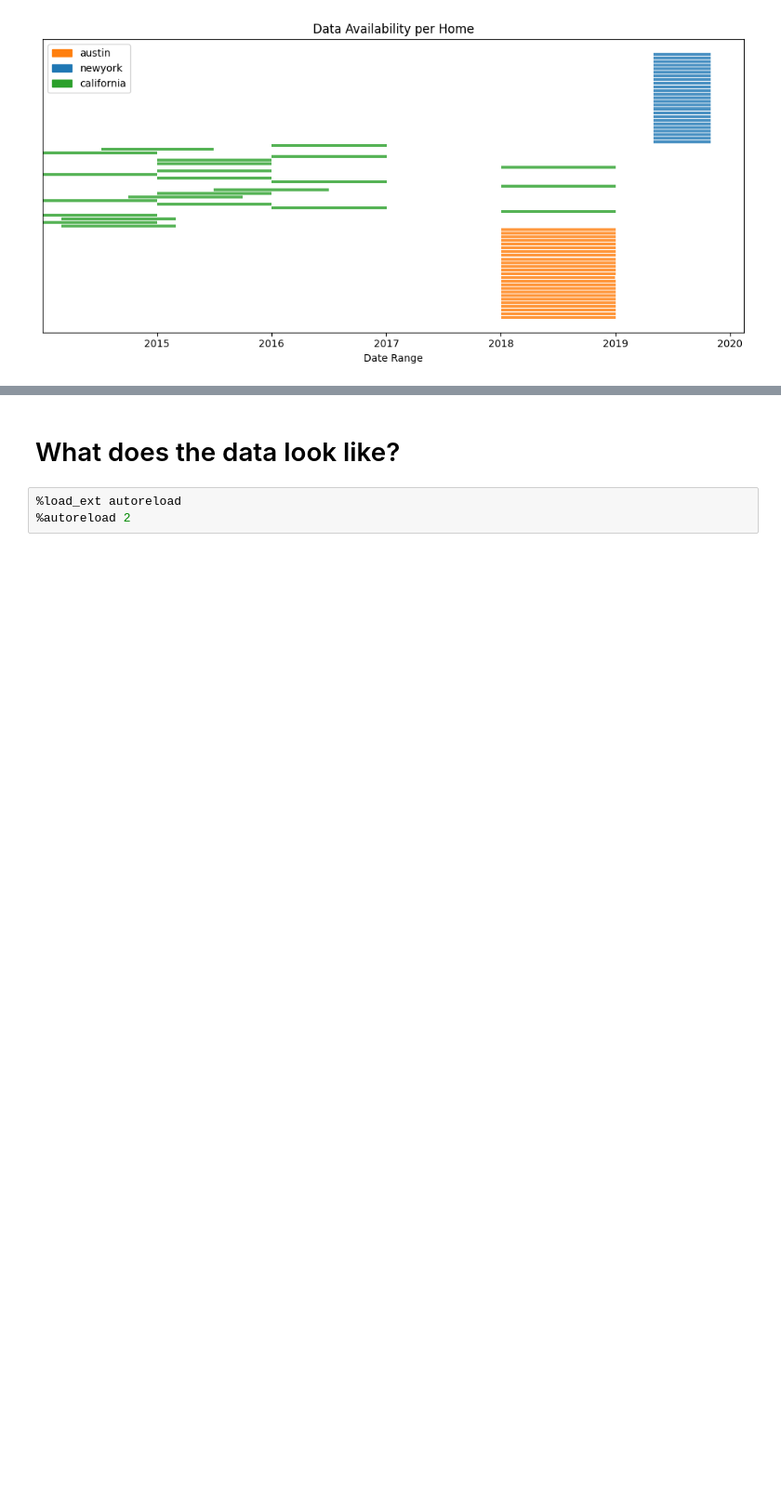
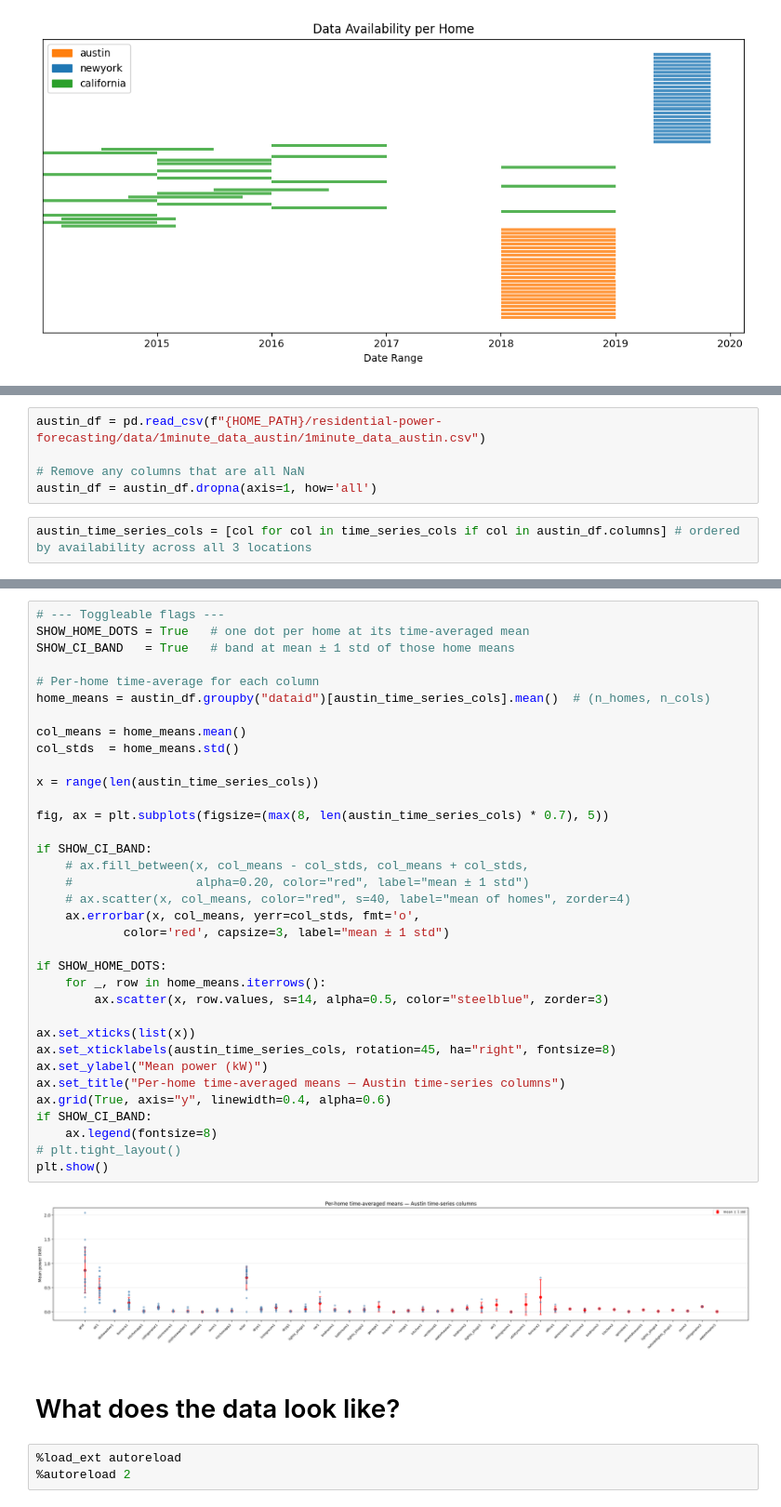
Before and after one commit to jackellishsieh/residential-power-forecasting, a Jupyter notebook: notebooks/jack/jack-pecan-eda.ipynb, the cells around one changed output, grey strips where cells are left out. Shown at 93% size. Saved outputs shown, nothing was run; the diff lists cells and outputs as text; blank space fills up the shorter version.

Commit message:
Add plot for variance of Austin power across homes (averaged over time) for features

```diff
--- a/notebooks/jack/jack-pecan-eda.ipynb
+++ b/notebooks/jack/jack-pecan-eda.ipynb
@@ -311,0 +278,7 @@ display(coverage[['min_ts', 'max_ts', 'time_span', 'actual_entries', 'coverage_r
+# %%
+austin_df = pd.read_csv(f"{HOME_PATH}/residential-power-forecasting/data/1minute_data_austin/1minute_data_austin.csv")
+
+# Remove any columns that are all NaN
+austin_df = austin_df.dropna(axis=1, how='all')
+# %%
+austin_time_series_cols = [col for col in time_series_cols if col in austin_df.columns] # ordered by availability across all 3 locations
@@ -351,3 +308,40 @@ fill_pct = (
+# %%
+# --- Toggleable flags ---
+SHOW_HOME_DOTS = True   # one dot per home at its time-averaged mean
+SHOW_CI_BAND   = True   # band at mean ± 1 std of those home means
+
+# Per-home time-average for each column
+home_means = austin_df.groupby("dataid")[austin_time_series_cols].mean()  # (n_homes, n_cols)
+
+col_means = home_means.mean()
+col_stds  = home_means.std()
+
+x = range(len(austin_time_series_cols))
+
+fig, ax = plt.subplots(figsize=(max(8, len(austin_time_series_cols) * 0.7), 5))
+
+if SHOW_CI_BAND:
+    # ax.fill_between(x, col_means - col_stds, col_means + col_stds,
+    #                 alpha=0.20, color="red", label="mean ± 1 std")
+    # ax.scatter(x, col_means, color="red", s=40, label="mean of homes", zorder=4)
+    ax.errorbar(x, col_means, yerr=col_stds, fmt='o',
+            color='red', capsize=3, label="mean ± 1 std")
+
+if SHOW_HOME_DOTS:
+    for _, row in home_means.iterrows():
+        ax.scatter(x, row.values, s=14, alpha=0.5, color="steelblue", zorder=3)
+
+ax.set_xticks(list(x))
+ax.set_xticklabels(austin_time_series_cols, rotation=45, ha="right", fontsize=8)
+ax.set_ylabel("Mean power (kW)")
+ax.set_title("Per-home time-averaged means — Austin time-series columns")
+ax.grid(True, axis="y", linewidth=0.4, alpha=0.6)
+if SHOW_CI_BAND:
+    ax.legend(fontsize=8)
+# plt.tight_layout()
+plt.show()
+# %% [output]
+[figure, added]
 # %% [markdown]
 # What does the data look like?
 # %%
```
Also changed, not shown: parts of 4 cells of this notebook.
